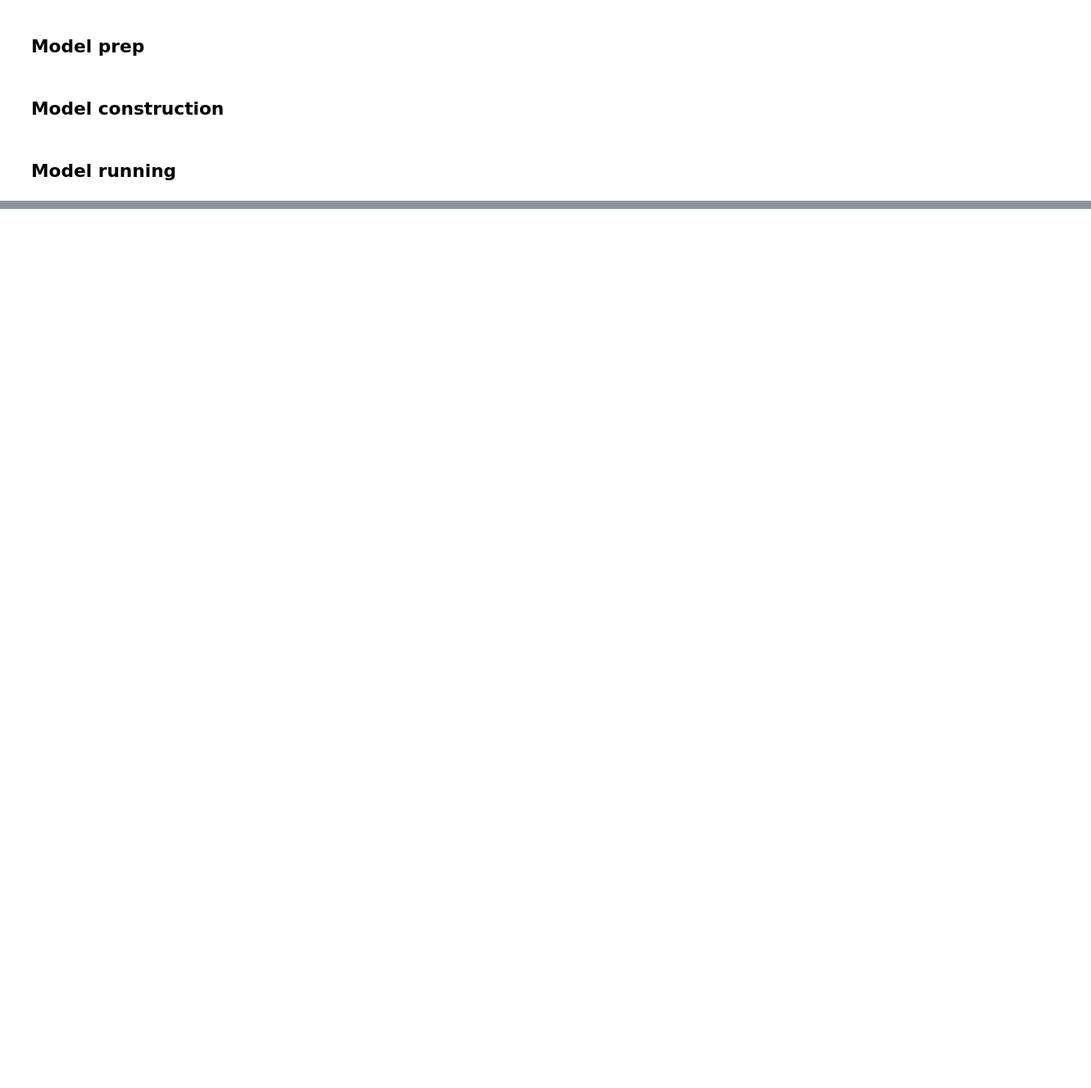
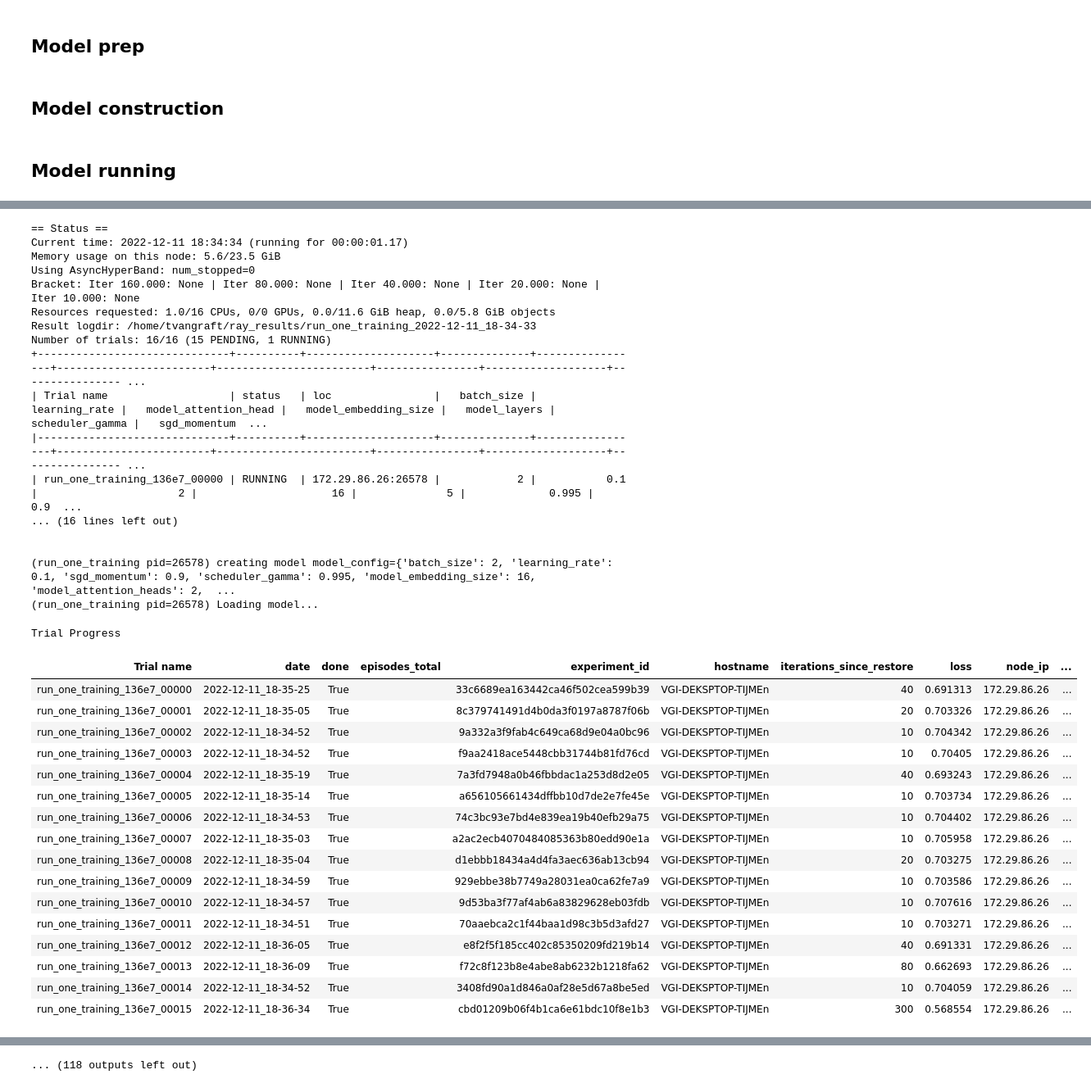
Before and after one commit to trdvangraft/thesis, a Jupyter notebook: metaengineering/collectors/stiochiometric.ipynb, the cells around one changed output, grey strips where cells are left out. Shown at 82% size. Cells and saved outputs as stored; diff of their text form; code cells hidden in the pictures; blank space fills up the shorter version.

```diff
--- a/metaengineering/collectors/stiochiometric.ipynb
+++ b/metaengineering/collectors/stiochiometric.ipynb
@@ -797,20 +127,0 @@ tensor([0.0000, 0.0000, 0.6403, 0.6397, 0.0000, 0.5263, 0.6676, 0.6215])
-# %%
-sample = samples[3]
-t = sample['regulates_reaction']['edge_index'].T.numpy()
-edges = np.stack([
-    np.char.add(np.repeat("enzyme_", t.shape[0]), t[:, 0].astype(str)),
-    np.char.add(np.repeat("metabolite_", t.shape[0]), t[:, 1].astype(str))
-], axis=1)
-
-G = nx.from_edgelist(edges)
-pos = nx.fruchterman_reingold_layout(G, k = 0.1)
-fig, (ax1, ax2) = plt.subplots(1, 2, figsize=(32, 16))
-nx.draw(
-    G,
-    pos = pos,
-    # with_labels = True,
-    #     # node_color = color_map,
-    # node_size = knockout_effect.loc['WT'].values,
-    ax=ax1
-)
-# nx.degree_centrality(G)
@@ -1144,11 +400,11 @@ def run_one_training(model_config, metabolite_id, checkpoint_dir):
 @mlflow_mixin
 def run_one_training(model_config, metabolite_id, checkpoint_dir):
     print(f"creating model {model_config=}")
+
     samples = get_samples_hetero_graph(metabolite_id)
     params = model_config
-    # run_id = model_config['mlflow']['tags']['mlflow.parentRunId']
-
-    # mlflow.set_tag("mlflow.parentRunId", run_id)
+    run_id = model_config['mlflow']['tags']['mlflow.parentRunId']
+    mlflow.set_tag("mlflow.parentRunId", run_id)
     # Logging params
     for key in params.keys():
         mlflow.log_param(key, params[key])
@@ -1184,9 +440,9 @@ def run_one_training(model_config, metabolite_id, checkpoint_dir):
     # Start training
     best_loss = 1000
     early_stopping_counter = 0
-    max_epochs = 10
+    max_epochs = 300
     for epoch in tqdm(range(max_epochs)):
-        if early_stopping_counter <= 10: # = x * 5
+        if early_stopping_counter <= 25: # = x * 5
             # Training
             model.train()
             loss = train_one_epoch(epoch, model, train_loader, optimizer, loss_fn)
@@ -1211,6 +467,7 @@ def run_one_training(model_config, metabolite_id, checkpoint_dir):
 
             scheduler.step()
             mlflow.log_metric(key="Learning rate", value=float(scheduler.get_last_lr()[0]), step=epoch)
+
         else:
             print("Early stopping due to no improvement.")
             session.report({
@@ -1227,6 +484,9 @@ def run_one_training(model_config, metabolite_id, checkpoint_dir):
     session.report({
         "loss": best_loss
     })
+
+    mlflow.end_run()
+
     return {"loss": best_loss}
 # %%
 HYPERPARAMETERS = {
@@ -1491,0 +546,45 @@ Exception: Run with UUID fdd630047546417589034278e97ac047 is already active. To
+# %%
+run_name = "model_gat_node_embeddings"
+experiment_name = 'metabolite_gnn_sweep_full'
+mlflow.set_experiment(experiment_name)
+with mlflow.start_run(run_name=run_name) as run:
+    for metabolite_id in PRECURSOR_METABOLITES:
+        with mlflow.start_run(run_name=f"model_{metabolite_id}", nested=True):
+            result = tune_metabolite_hyper_parameters(metabolite_id, experiment_name, num_samples=16)
+            print(result)
+# %% [output]
+== Status ==
+Current time: 2022-12-11 18:34:34 (running for 00:00:01.17)
+Memory usage on this node: 5.6/23.5 GiB
+Using AsyncHyperBand: num_stopped=0
+Bracket: Iter 160.000: None | Iter 80.000: None | Iter 40.000: None | Iter 20.000: None | Iter 10.000: None
+Resources requested: 1.0/16 CPUs, 0/0 GPUs, 0.0/11.6 GiB heap, 0.0/5.8 GiB objects
+Result logdir: /home/tvangraft/ray_results/run_one_training_2022-12-11_18-34-33
+Number of trials: 16/16 (15 PENDING, 1 RUNNING)
++------------------------------+----------+--------------------+--------------+-----------------+------------------------+------------------------+----------------+-------------------+---------------- ...
+| Trial name                   | status   | loc                |   batch_size |   learning_rate |   model_attention_head |   model_embedding_size |   model_layers |   scheduler_gamma |   sgd_momentum  ...
+|------------------------------+----------+--------------------+--------------+-----------------+------------------------+------------------------+----------------+-------------------+---------------- ...
+| run_one_training_136e7_00000 | RUNNING  | 172.29.86.26:26578 |            2 |           0.1   |                      2 |                     16 |              5 |             0.995 |            0.9  ...
+... (16 lines left out)
+
+
+(run_one_training pid=26578) creating model model_config={'batch_size': 2, 'learning_rate': 0.1, 'sgd_momentum': 0.9, 'scheduler_gamma': 0.995, 'model_embedding_size': 16, 'model_attention_heads': 2,  ...
+(run_one_training pid=26578) Loading model...
+Trial Progress
+| Trial name | date | done | episodes_total | experiment_id | hostname | iterations_since_restore | loss | node_ip | ... |
+| run_one_training_136e7_00000 | 2022-12-11_18-35-25 | True |  | 33c6689ea163442ca46f502cea599b39 | VGI-DEKSPTOP-TIJMEn | 40 | 0.691313 | 172.29.86.26 | ... |
+| run_one_training_136e7_00001 | 2022-12-11_18-35-05 | True |  | 8c379741491d4b0da3f0197a8787f06b | VGI-DEKSPTOP-TIJMEn | 20 | 0.703326 | 172.29.86.26 | ... |
+| run_one_training_136e7_00002 | 2022-12-11_18-34-52 | True |  | 9a332a3f9fab4c649ca68d9e04a0bc96 | VGI-DEKSPTOP-TIJMEn | 10 | 0.704342 | 172.29.86.26 | ... |
+| run_one_training_136e7_00003 | 2022-12-11_18-34-52 | True |  | f9aa2418ace5448cbb31744b81fd76cd | VGI-DEKSPTOP-TIJMEn | 10 | 0.70405 | 172.29.86.26 | ... |
+| run_one_training_136e7_00004 | 2022-12-11_18-35-19 | True |  | 7a3fd7948a0b46fbbdac1a253d8d2e05 | VGI-DEKSPTOP-TIJMEn | 40 | 0.693243 | 172.29.86.26 | ... |
+| run_one_training_136e7_00005 | 2022-12-11_18-35-14 | True |  | a656105661434dffbb10d7de2e7fe45e | VGI-DEKSPTOP-TIJMEn | 10 | 0.703734 | 172.29.86.26 | ... |
+| run_one_training_136e7_00006 | 2022-12-11_18-34-53 | True |  | 74c3bc93e7bd4e839ea19b40efb29a75 | VGI-DEKSPTOP-TIJMEn | 10 | 0.704402 | 172.29.86.26 | ... |
+| run_one_training_136e7_00007 | 2022-12-11_18-35-03 | True |  | a2ac2ecb4070484085363b80edd90e1a | VGI-DEKSPTOP-TIJMEn | 10 | 0.705958 | 172.29.86.26 | ... |
+| run_one_training_136e7_00008 | 2022-12-11_18-35-04 | True |  | d1ebbb18434a4d4fa3aec636ab13cb94 | VGI-DEKSPTOP-TIJMEn | 20 | 0.703275 | 172.29.86.26 | ... |
+| run_one_training_136e7_00009 | 2022-12-11_18-34-59 | True |  | 929ebbe38b7749a28031ea0ca62fe7a9 | VGI-DEKSPTOP-TIJMEn | 10 | 0.703586 | 172.29.86.26 | ... |
+| run_one_training_136e7_00010 | 2022-12-11_18-34-57 | True |  | 9d53ba3f77af4ab6a83829628eb03fdb | VGI-DEKSPTOP-TIJMEn | 10 | 0.707616 | 172.29.86.26 | ... |
+| run_one_training_136e7_00011 | 2022-12-11_18-34-51 | True |  | 70aaebca2c1f44baa1d98c3b5d3afd27 | VGI-DEKSPTOP-TIJMEn | 10 | 0.703271 | 172.29.86.26 | ... |
+| run_one_training_136e7_00012 | 2022-12-11_18-36-05 | True |  | e8f2f5f185cc402c85350209fd219b14 | VGI-DEKSPTOP-TIJMEn | 40 | 0.691331 | 172.29.86.26 | ... |
+| run_one_training_136e7_00013 | 2022-12-11_18-36-09 | True |  | f72c8f123b8e4abe8ab6232b1218fa62 | VGI-DEKSPTOP-TIJMEn | 80 | 0.662693 | 172.29.86.26 | ... |
+| run_one_training_136e7_00014 | 2022-12-11_18-34-52 | True |  | 3408fd90a1d846a0af28e5d67a8be5ed | VGI-DEKSPTOP-TIJMEn | 10 | 0.704059 | 172.29.86.26 | ... |
+| run_one_training_136e7_00015 | 2022-12-11_18-36-34 | True |  | cbd01209b06f4b1ca6e61bdc10f8e1b3 | VGI-DEKSPTOP-TIJMEn | 300 | 0.568554 | 172.29.86.26 | ... |
@@ -1491,0 +670 @@ Exception: Run with UUID fdd630047546417589034278e97ac047 is already active. To
+... (118 outputs left out)
```
Also changed, not shown: parts of 33 cells of this notebook, 14 other files.
